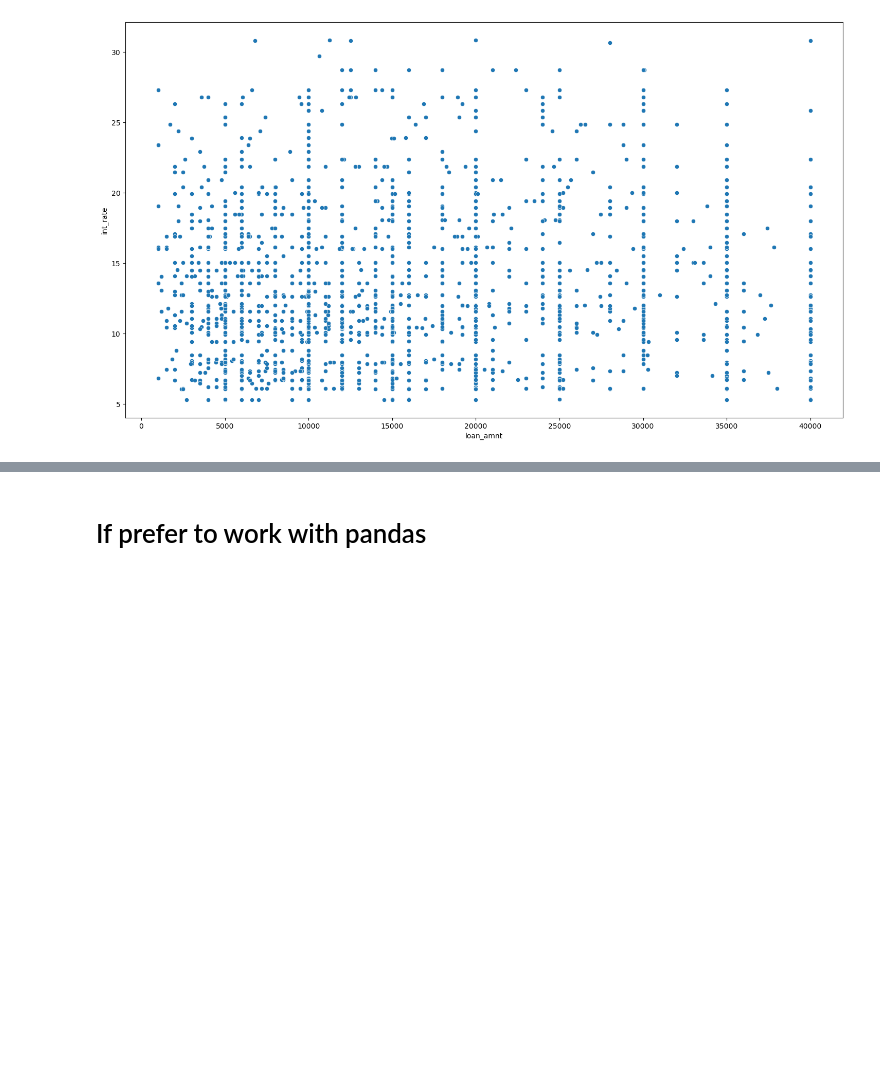
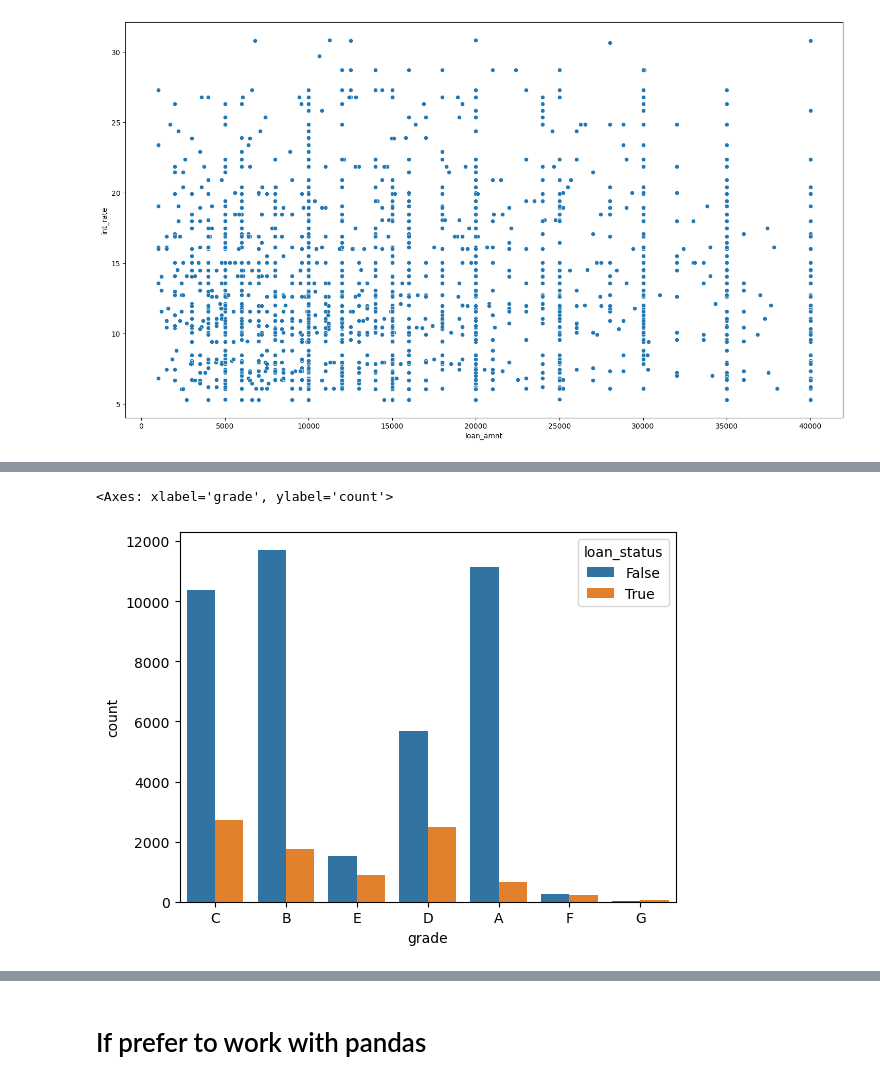
Before and after one commit to vengleab/BigData-Sunrise-2024, a Jupyter notebook: spark-sql/Spark SQL.ipynb, the cells around one changed output, grey strips where cells are left out. Drawn from its saved outputs; the diff is of its cells as text; code cells hidden in the pictures; blank space fills up the shorter version.

```diff
--- a/spark-sql/Spark SQL.ipynb
+++ b/spark-sql/Spark SQL.ipynb
@@ -679,0 +687,5 @@ sns.scatterplot(pdf.sample(2000), x="loan_amnt", y="int_rate")
+# %%
+sns.countplot(pdf, x='grade', hue='loan_status')
+# %% [output]
+<Axes: xlabel='grade', ylabel='count'>
+[figure, added]
```
Also changed, not shown: parts of 4 cells of this notebook.
